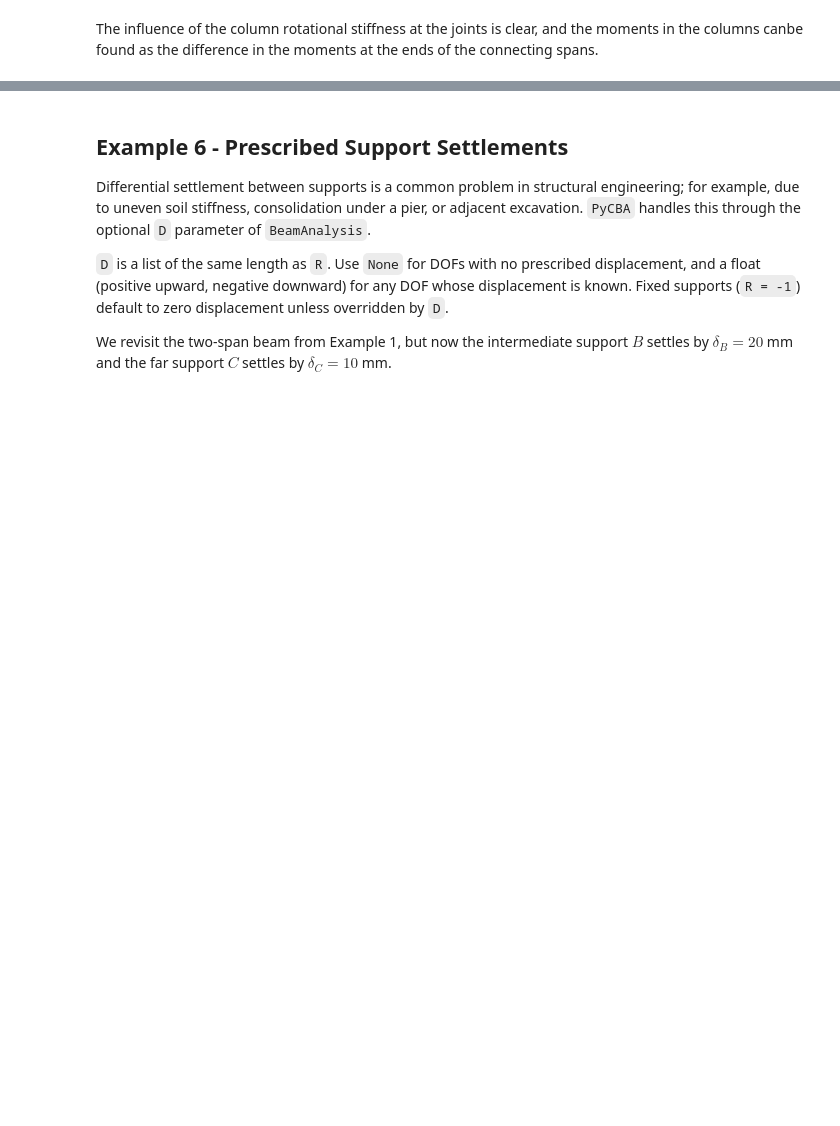
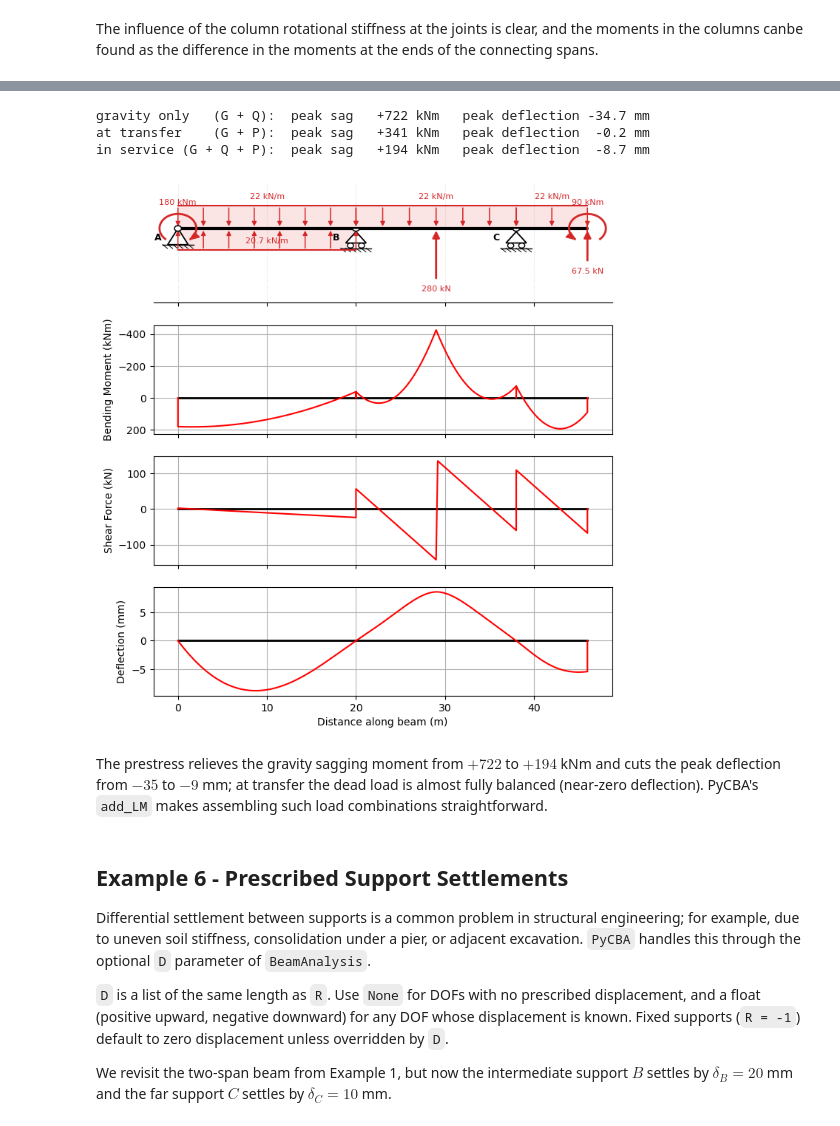
Before and after one commit to ccaprani/pycba, a Jupyter notebook: docs/source/notebooks/intro.ipynb, the cells around one changed output, grey strips where cells are left out. Drawn from its saved outputs; the diff is of its cells as text; code cells hidden in the pictures; blank space fills up the shorter version.

```diff
--- a/docs/source/notebooks/intro.ipynb
+++ b/docs/source/notebooks/intro.ipynb
@@ -213,5 +152,0 @@ The loadings at transfer are then obtained by superposition (`add_LM`), the supe
-# %%
-LMt = cba.add_LM(LMg,LMp)
-beam_analysis.set_loads(LMt)
-out_t = beam_analysis.analyze()
-beam_analysis.plot_results()
@@ -227,5 +152,0 @@ The service load effects are then calculated by further superposition of the liv
-# %%
-LMs = cba.add_LM(LMt,LMq)
-beam_analysis.set_loads(LMs)
-out_s = beam_analysis.analyze()
-beam_analysis.plot_results()
@@ -238,0 +182,14 @@ beam_analysis.plot_results()
+# %%
+import numpy as np
+beam.set_loads(LMp)
+beam.analyze()
+beam.plot_results(show_beam=False)   # the prestress moment Mp
+
+res = beam.beam_results.results
+M = lambda x: res.M[np.argmin(abs(res.x - x))]
+print("Total prestress moment Mp (cf. GMR Fig. 11.9c):")
+print(f"  span A-B (x=10 m): {M(10):+.0f} kNm   [GMR -547]")
+print(f"  support B (x=20 m): {M(20):+.0f} kNm   [GMR +796]")
+print(f"  support D (x=38 m): {M(38):+.0f} kNm   [GMR +630]")
+e_B = -0.35
+print(f"At support B:  primary = {-P*e_B:+.0f} kNm,  secondary = {M(20)-(-P*e_B):+.0f} kNm   [GMR +166]")
@@ -239,3 +209,29 @@ beam_analysis.plot_results()
+# %%
+g, q = 12.0, 10.0                          # dead and live UDL (kN/m)
+LMg  = [[s, 1, g]     for s in (1, 2, 3)]  # dead alone (for the transfer case)
+LMgq = [[s, 1, g + q] for s in (1, 2, 3)]  # dead + live (service gravity)
+
+cases = {
+    "gravity only   (G + Q)": LMgq,
+    "at transfer    (G + P)": cba.add_LM(LMg, LMp),
+    "in service (G + Q + P)": cba.add_LM(LMgq, LMp),
+}
+for name, LM in cases.items():
+    beam.set_loads(LM)
+    beam.analyze()
+    res = beam.beam_results.results
+    print(f"{name}:  peak sag {res.M.max():+6.0f} kNm   peak deflection {res.D.min()*1e3:+5.1f} mm")
+
+beam.set_loads(cases["in service (G + Q + P)"])
+beam.analyze()
+beam.plot_results();
+# %% [output]
+gravity only   (G + Q):  peak sag   +722 kNm   peak deflection -34.7 mm
+at transfer    (G + P):  peak sag   +341 kNm   peak deflection  -0.2 mm
+in service (G + Q + P):  peak sag   +194 kNm   peak deflection  -8.7 mm
+[figure, added]
+# %% [markdown]
+The prestress relieves the gravity sagging moment from $+722$ to $+194$ kNm and cuts the peak deflection from $-35$ to $-9$ mm; at transfer the dead load is almost fully balanced (near-zero deflection). PyCBA's `add_LM` makes assembling such load combinations straightforward.
 # %% [markdown]
 ## Example 6 - Prescribed Support Settlements
 
```
Also changed, not shown: parts of 19 cells of this notebook.
